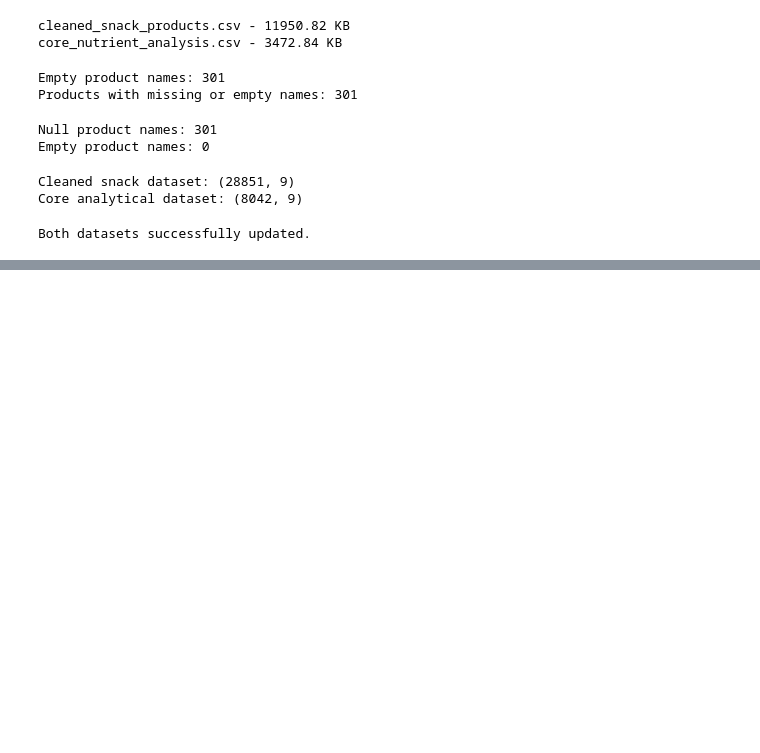
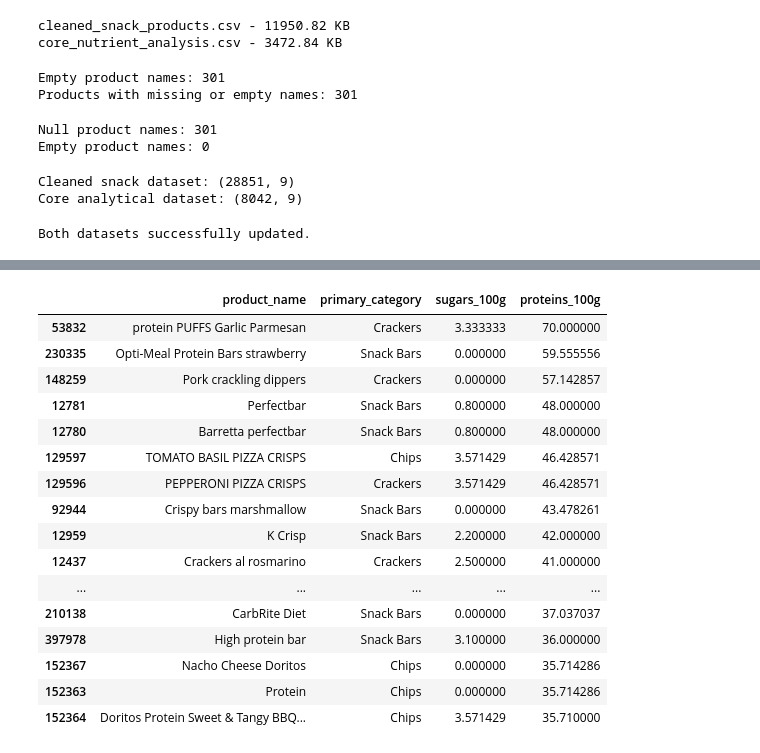
Before and after one commit to b-o-m-pixel/sugar-trap-market-analysis, a Jupyter notebook: notebooks/sugar_trap_analysis.ipynb, the cells around one changed output, grey strips where cells are left out. Drawn from its saved outputs; the diff is of its cells as text; code cells hidden in the pictures; blank space fills up the shorter version.

```diff
--- a/notebooks/sugar_trap_analysis.ipynb
+++ b/notebooks/sugar_trap_analysis.ipynb
@@ -796,0 +983,32 @@ Both datasets successfully updated.
+# %%
+display(
+    opportunity_df[
+        [
+            "product_name",
+            "primary_category",
+            "sugars_100g",
+            "proteins_100g"
+        ]
+    ].sort_values(
+        "proteins_100g",
+        ascending=False
+    ).head(20)
+)
+# %% [output]
+|  | product_name | primary_category | sugars_100g | proteins_100g |
+| 53832 | protein PUFFS Garlic Parmesan | Crackers | 3.333333 | 70.000000 |
+| 230335 | Opti-Meal Protein Bars strawberry | Snack Bars | 0.000000 | 59.555556 |
+| 148259 | Pork crackling dippers | Crackers | 0.000000 | 57.142857 |
+| 12781 | Perfectbar | Snack Bars | 0.800000 | 48.000000 |
+| 12780 | Barretta perfectbar | Snack Bars | 0.800000 | 48.000000 |
+| 129597 | TOMATO BASIL PIZZA CRISPS | Chips | 3.571429 | 46.428571 |
+| 129596 | PEPPERONI PIZZA CRISPS | Crackers | 3.571429 | 46.428571 |
+| 92944 | Crispy bars marshmallow | Snack Bars | 0.000000 | 43.478261 |
+| 12959 | K Crisp | Snack Bars | 2.200000 | 42.000000 |
+| 12437 | Crackers al rosmarino | Crackers | 2.500000 | 41.000000 |
+| ... | ... | ... | ... | ... |
+| 210138 | CarbRite Diet | Snack Bars | 0.000000 | 37.037037 |
+| 397978 | High protein bar | Snack Bars | 3.100000 | 36.000000 |
+| 152367 | Nacho Cheese Doritos | Chips | 0.000000 | 35.714286 |
+| 152363 | Protein | Chips | 0.000000 | 35.714286 |
+| 152364 | Doritos Protein Sweet & Tangy BBQ... | Chips | 3.571429 | 35.710000 |
```
Also changed, not shown: parts of 17 cells of this notebook.
